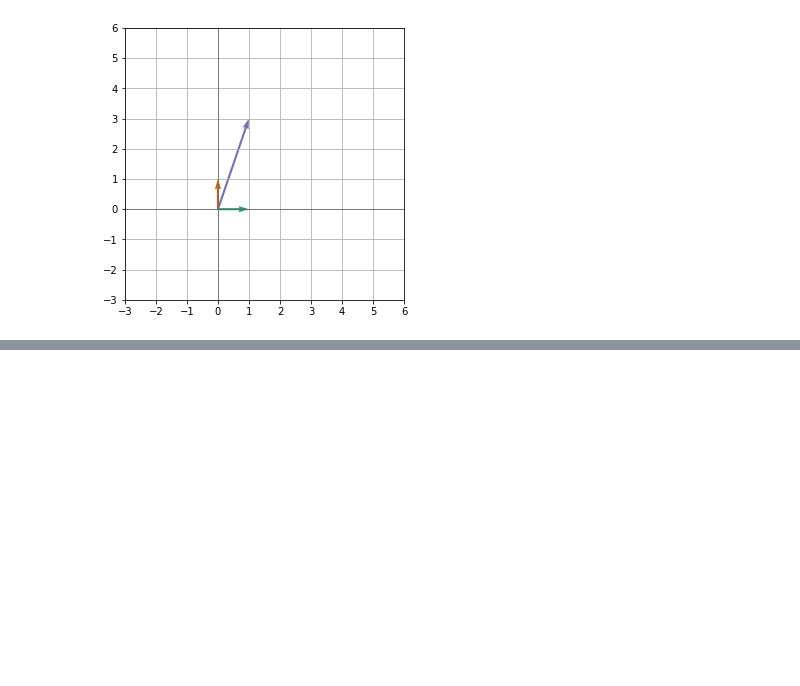
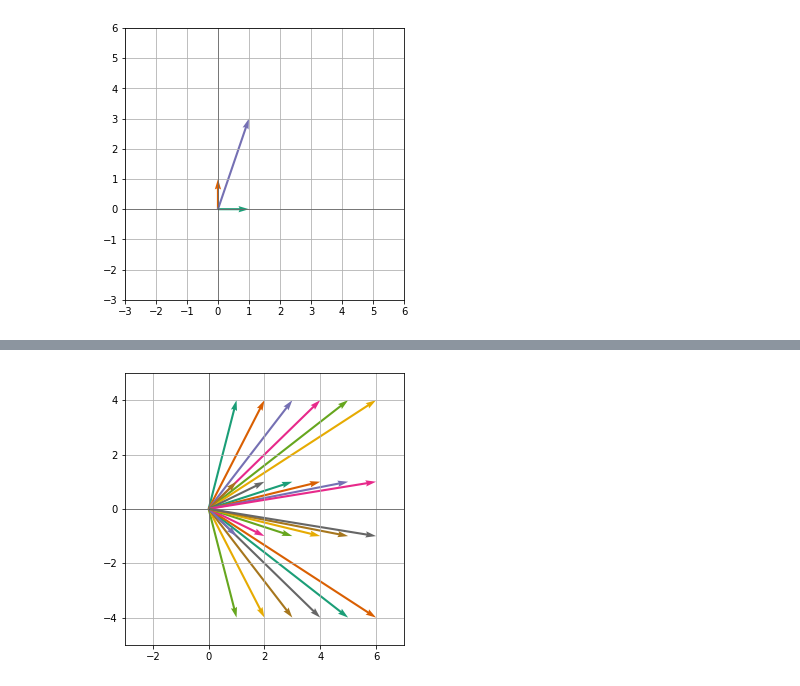
Before and after one commit to dperyel/math-is-fun, a Jupyter notebook: presentation.ipynb, the cells around one changed output, grey strips where cells are left out. Drawn from its saved outputs; the diff is of its cells as text; code cells hidden in the pictures; blank space fills up the shorter version.

```diff
--- a/presentation.ipynb
+++ b/presentation.ipynb
@@ -126,0 +136,8 @@ draw2d(i, j, a)
+# %%
+u1 = [Vector(a,4) for a in range(1, 7)]
+u2 = [Vector(a,1) for a in range(1, 7)]
+u3 = [Vector(a,-4) for a in range(1, 7)]
+u4 = [Vector(a,-1) for a in range(1, 7)]
+draw2d(*u1, *u2, *u3, *u4, lim=((-3, 7), (-5, 5)))
+# %% [output]
+[figure, added]
```
Also changed, not shown: parts of 4 cells of this notebook, 1 other file.
